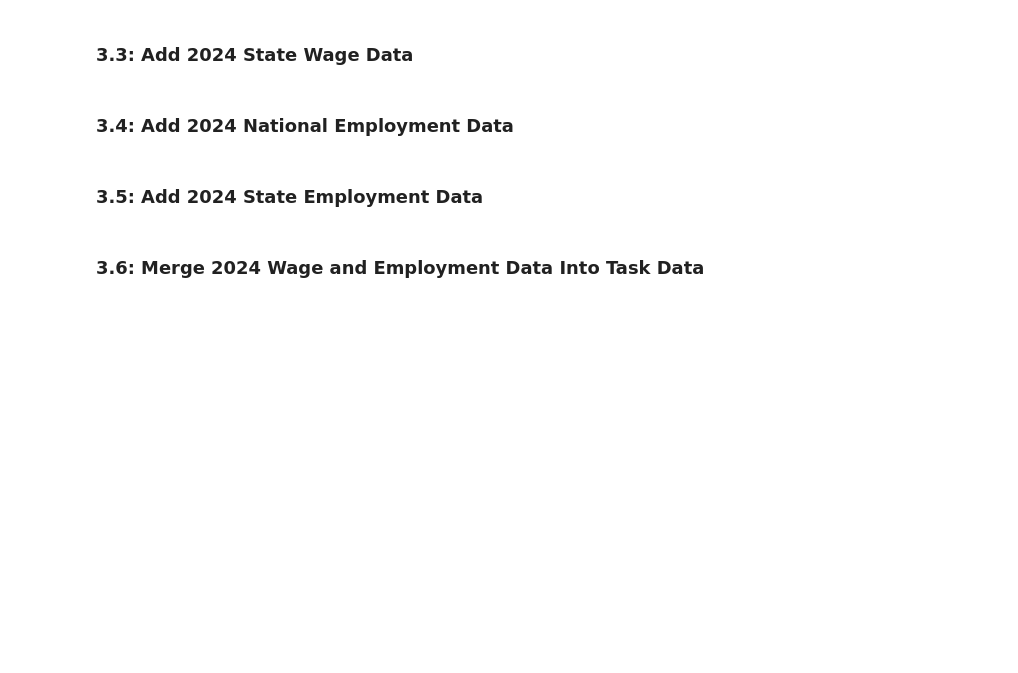
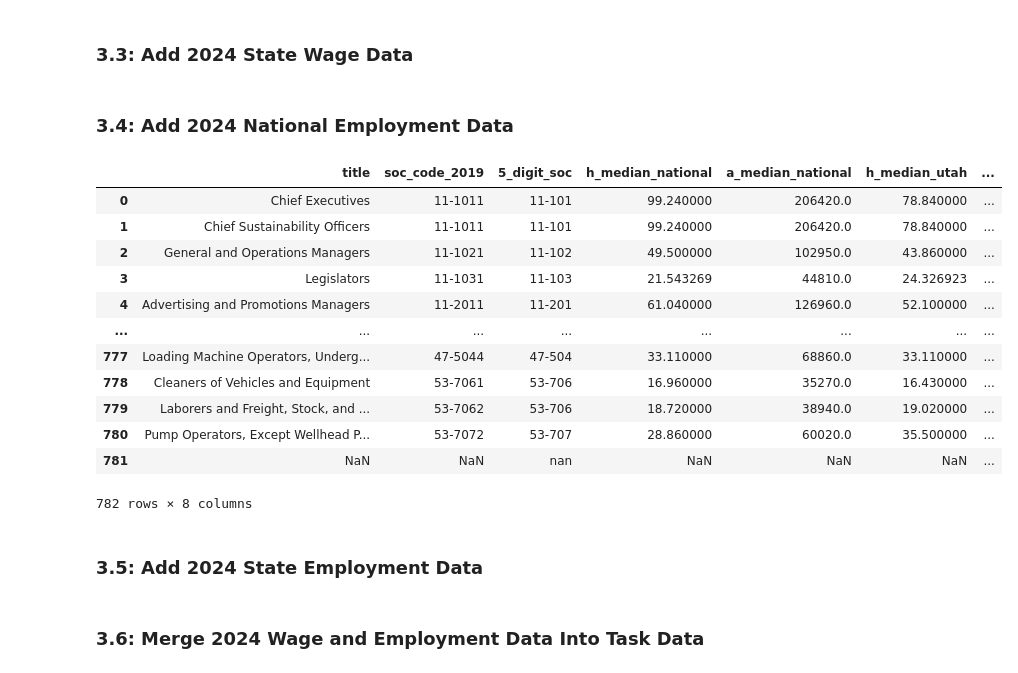
Before and after one commit to theodorewright11/aei_data_analysis, a Jupyter notebook: scripts/data_merge.ipynb, the cells around one changed output. Cells and saved outputs as stored; diff of their text form; code cells hidden in the pictures; blank space fills up the shorter version.

```diff
--- a/scripts/data_merge.ipynb
+++ b/scripts/data_merge.ipynb
@@ -476,8 +463,22 @@ titles_wage_nat_emp_2024_df = add_nat_emp_2024(titles_nat_and_state_wage_2024_df
 # %%
 # Optional save to csv and show df for inspection
 
 # titles_wage_nat_emp_2024_df.to_csv("../merged_data_files/titles_wage_nat_emp_2024.csv", index=False)
-# titles_wage_nat_emp_2024_df
+titles_wage_nat_emp_2024_df
+# %% [output]
+|  | title | soc_code_2019 | 5_digit_soc | h_median_national | a_median_national | h_median_utah | ... |
+| 0 | Chief Executives | 11-1011 | 11-101 | 99.240000 | 206420.0 | 78.840000 | ... |
+| 1 | Chief Sustainability Officers | 11-1011 | 11-101 | 99.240000 | 206420.0 | 78.840000 | ... |
+| 2 | General and Operations Managers | 11-1021 | 11-102 | 49.500000 | 102950.0 | 43.860000 | ... |
+| 3 | Legislators | 11-1031 | 11-103 | 21.543269 | 44810.0 | 24.326923 | ... |
+| 4 | Advertising and Promotions Managers | 11-2011 | 11-201 | 61.040000 | 126960.0 | 52.100000 | ... |
+| ... | ... | ... | ... | ... | ... | ... | ... |
+| 777 | Loading Machine Operators, Underg... | 47-5044 | 47-504 | 33.110000 | 68860.0 | 33.110000 | ... |
+| 778 | Cleaners of Vehicles and Equipment | 53-7061 | 53-706 | 16.960000 | 35270.0 | 16.430000 | ... |
+| 779 | Laborers and Freight, Stock, and ... | 53-7062 | 53-706 | 18.720000 | 38940.0 | 19.020000 | ... |
+| 780 | Pump Operators, Except Wellhead P... | 53-7072 | 53-707 | 28.860000 | 60020.0 | 35.500000 | ... |
+| 781 | NaN | NaN | nan | NaN | NaN | NaN | ... |
+782 rows × 8 columns
 # %% [markdown]
 ### 3.5: Add 2024 State Employment Data
 # %%
```
Also changed, not shown: parts of 11 cells of this notebook.
